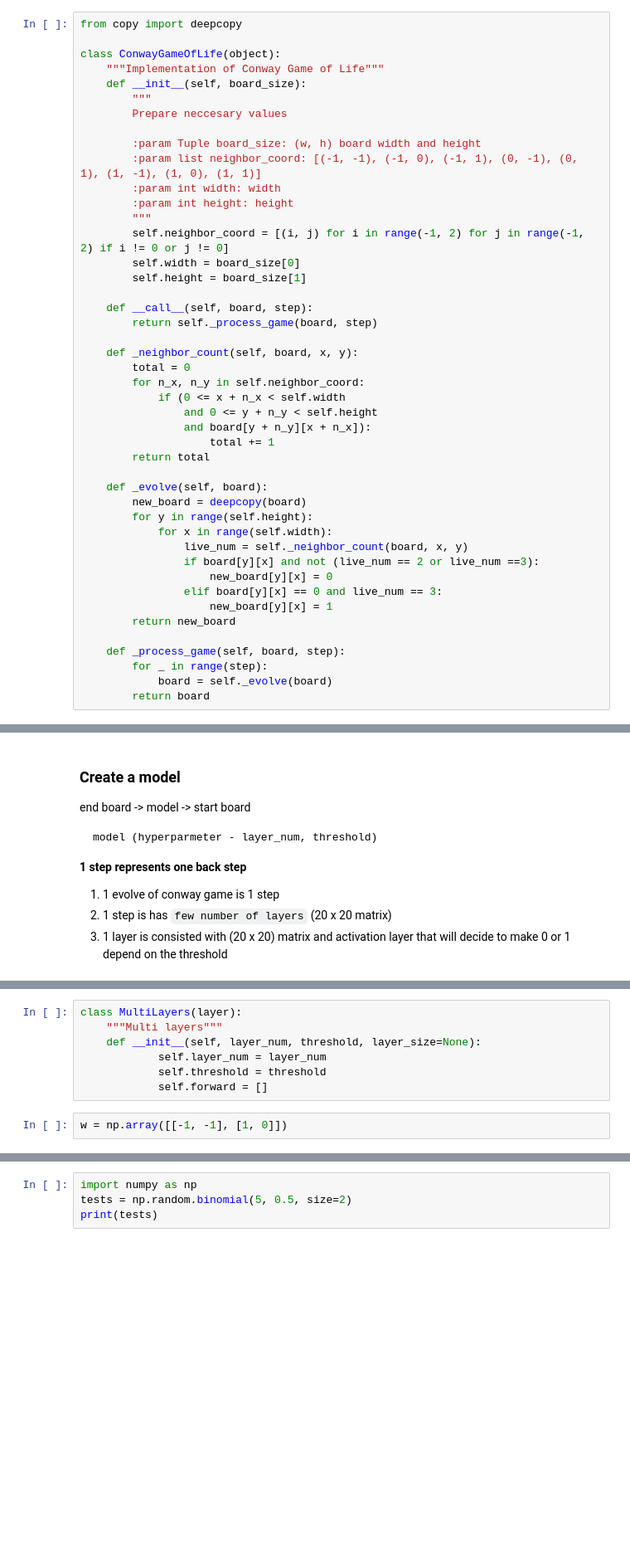
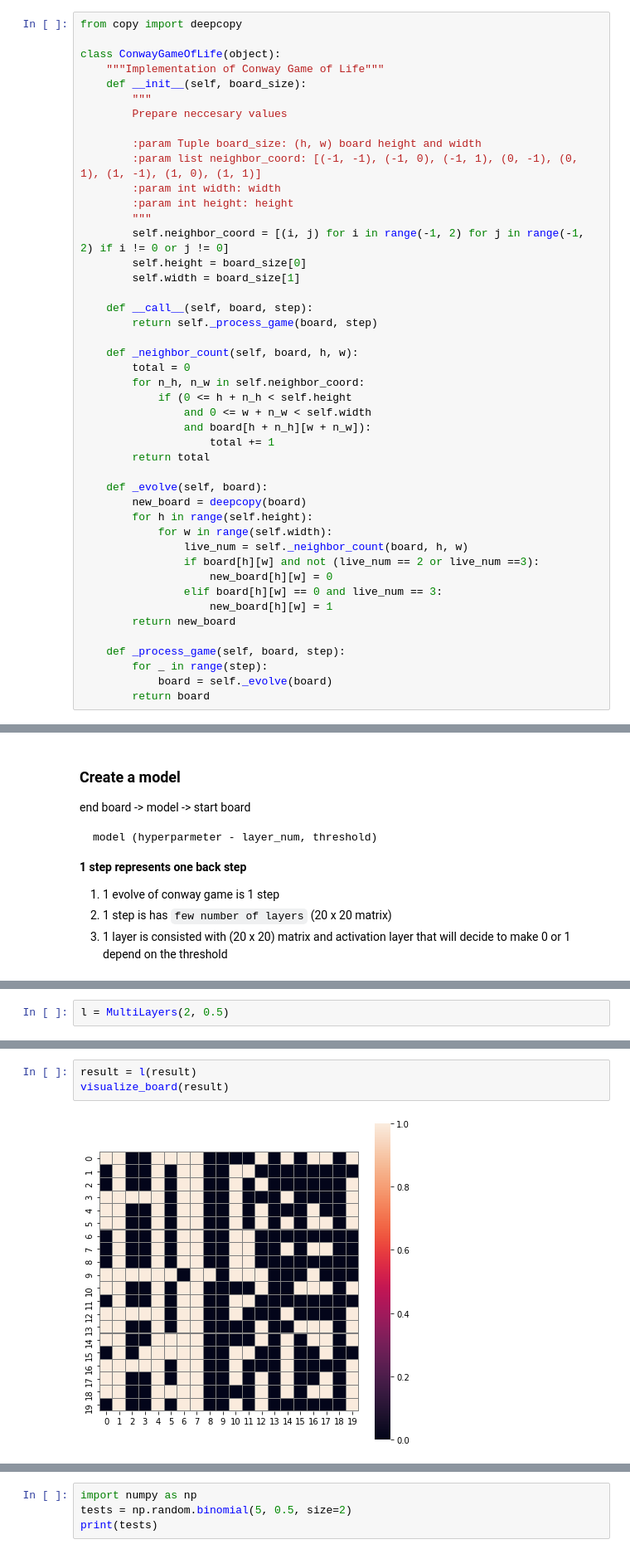
Before and after one commit to rquerino/Reverse-Game-of-Life, a Jupyter notebook: reverse_game_of_life.ipynb, the cells around one changed output, grey strips where cells are left out. Shown at 83% size. Drawn from its saved outputs; the diff is of its cells as text; blank space fills up the shorter version.

Commit message:
Multi layer perceptron added

```diff
--- a/reverse_game_of_life.ipynb
+++ b/reverse_game_of_life.ipynb
@@ -373,36 +373,36 @@ class ConwayGameOfLife(object):
         """
         Prepare neccesary values
 
-        :param Tuple board_size: (w, h) board width and height
+        :param Tuple board_size: (h, w) board height and width
         :param list neighbor_coord: [(-1, -1), (-1, 0), (-1, 1), (0, -1), (0, 1), (1, -1), (1, 0), (1, 1)]
         :param int width: width
         :param int height: height
         """
         self.neighbor_coord = [(i, j) for i in range(-1, 2) for j in range(-1, 2) if i != 0 or j != 0]
-        self.width = board_size[0]
-        self.height = board_size[1]
+        self.height = board_size[0]
+        self.width = board_size[1]
 
     def __call__(self, board, step):
         return self._process_game(board, step)
 
-    def _neighbor_count(self, board, x, y):
+    def _neighbor_count(self, board, h, w):
         total = 0
-        for n_x, n_y in self.neighbor_coord:
-            if (0 <= x + n_x < self.width
-                and 0 <= y + n_y < self.height
-                and board[y + n_y][x + n_x]):
+        for n_h, n_w in self.neighbor_coord:
+            if (0 <= h + n_h < self.height
+                and 0 <= w + n_w < self.width
+                and board[h + n_h][w + n_w]):
                     total += 1
         return total
 
     def _evolve(self, board):
         new_board = deepcopy(board)
-        for y in range(self.height):
-            for x in range(self.width):
-                live_num = self._neighbor_count(board, x, y)
-                if board[y][x] and not (live_num == 2 or live_num ==3):
-                    new_board[y][x] = 0
-                elif board[y][x] == 0 and live_num == 3:
-                    new_board[y][x] = 1
+        for h in range(self.height):
+            for w in range(self.width):
+                live_num = self._neighbor_count(board, h, w)
+                if board[h][w] and not (live_num == 2 or live_num ==3):
+                    new_board[h][w] = 0
+                elif board[h][w] == 0 and live_num == 3:
+                    new_board[h][w] = 1
         return new_board
 
     def _process_game(self, board, step):
@@ -485,9 +497,0 @@ class Layer(object):
-# %%
-class MultiLayers(layer):
-    """Multi layers"""
-    def __init__(self, layer_num, threshold, layer_size=None):
-            self.layer_num = layer_num
-            self.threshold = threshold
-            self.forward = []
-# %%
-w = np.array([[-1, -1], [1, 0]])
@@ -506,0 +566,2 @@ IndexError: ignored
+# %%
+l = MultiLayers(2, 0.5)
@@ -506,0 +572,5 @@ IndexError: ignored
+# %%
+result = l(result)
+visualize_board(result)
+# %% [output]
+[figure, added]
```
Also changed, not shown: parts of 13 cells of this notebook.
